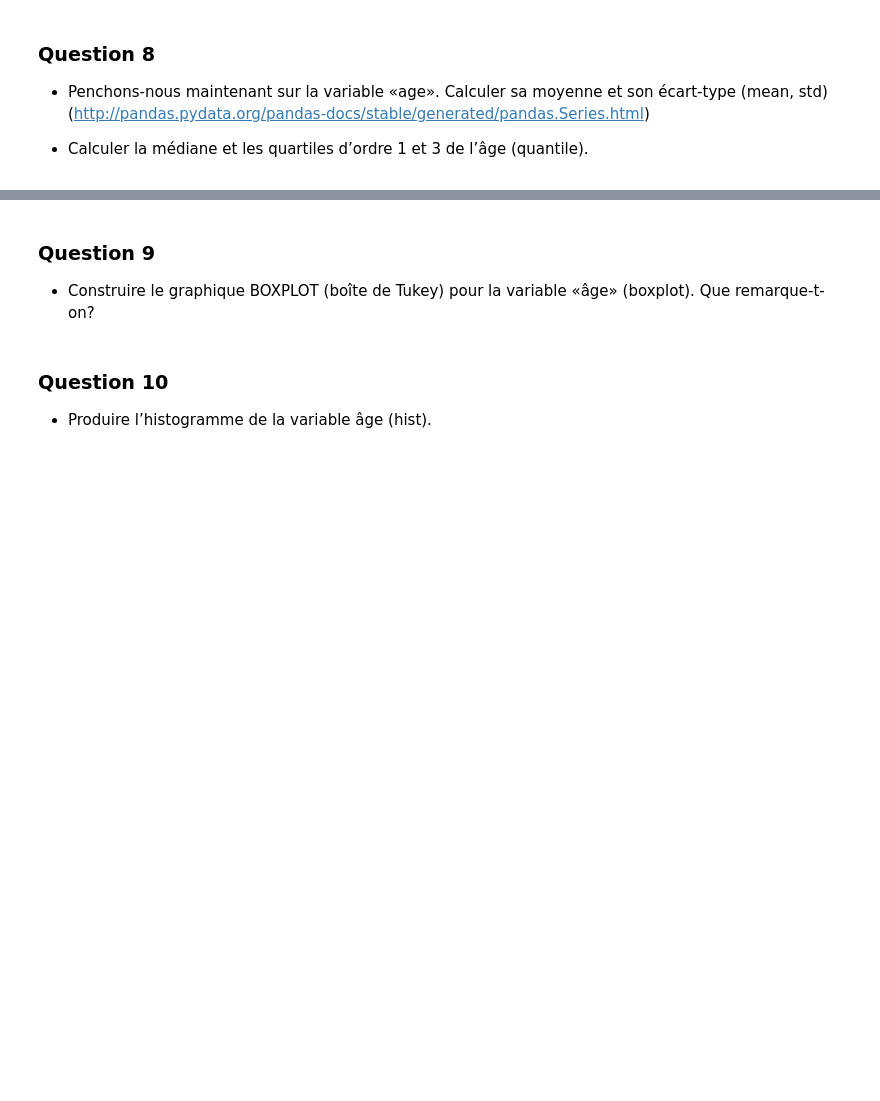
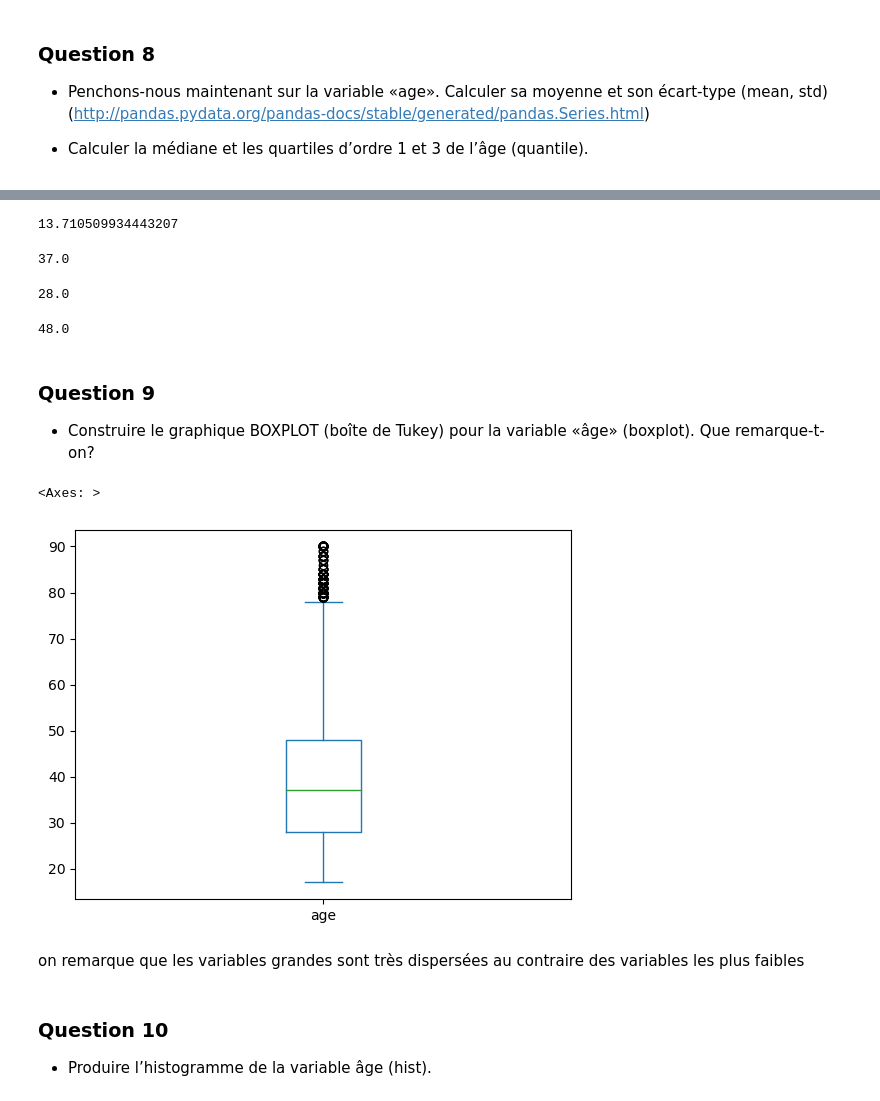
Before and after one commit to Falite/Notebooks-Jupyter, a Jupyter notebook: Analyse de données/TP03 Exercices PythonDataviz_2.ipynb, the cells around one changed output, grey strips where cells are left out. Cells and saved outputs as stored; diff of their text form; code cells hidden in the pictures; blank space fills up the shorter version.

```diff
--- a/Analyse de données/TP03 Exercices PythonDataviz_2.ipynb
+++ b/Analyse de données/TP03 Exercices PythonDataviz_2.ipynb
@@ -58,7 +175,30 @@ Croiser maintenant «relationship» et «marital status». Pour chaque valeur de
+# %%
+df_census["age"].std()
+# %% [output]
+13.710509934443207
+# %%
+df_census["age"].median()
+# %% [output]
+37.0
+# %%
+df_census["age"].quantile(0.25)
+# %% [output]
+28.0
+# %%
+df_census["age"].quantile(0.75)
+# %% [output]
+48.0
 # %% [markdown]
 ### Question 9
 
 - Construire  le  graphique  BOXPLOT  (boîte  de  Tukey)  pour  la  variable  «âge»  (boxplot).  Que remarque-t-on?
+# %%
+df_census["age"].plot.box()
+# %% [output]
+<Axes: >
+[figure, added]
+# %% [markdown]
+on remarque que les variables grandes sont très dispersées au contraire des variables les plus faibles
 # %% [markdown]
 ### Question 10
 
```
Also changed, not shown: parts of 26 cells of this notebook, 5 other files.
